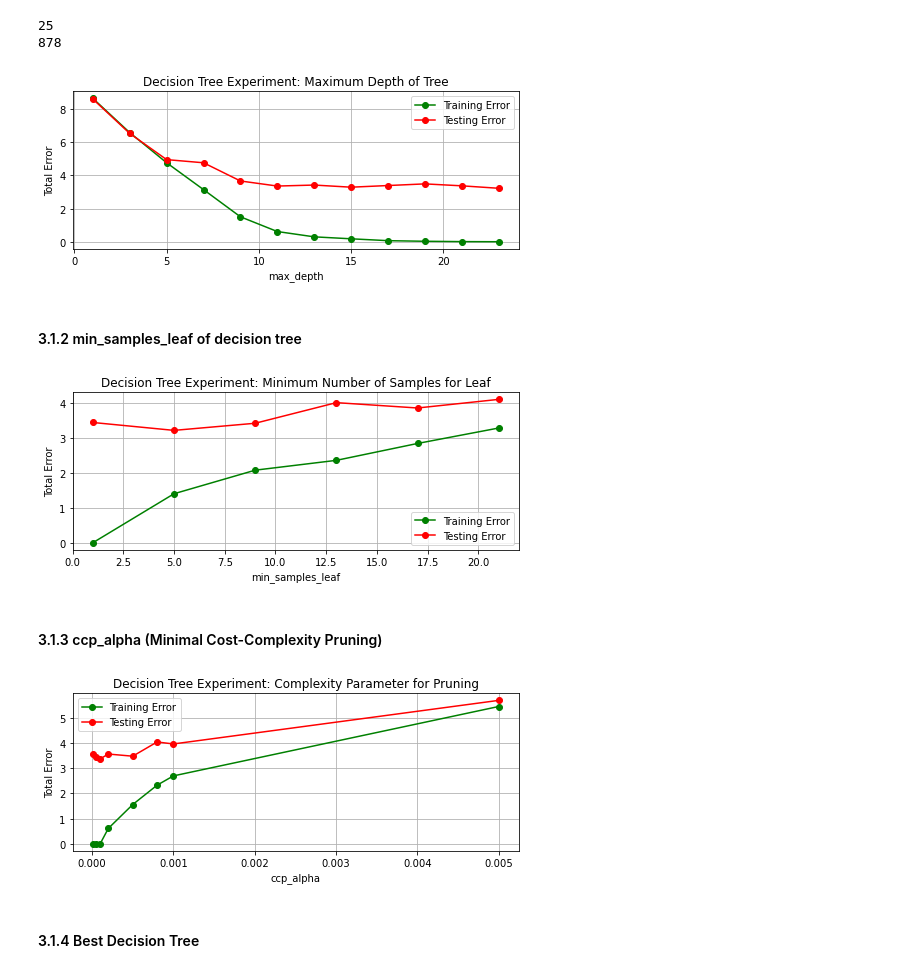
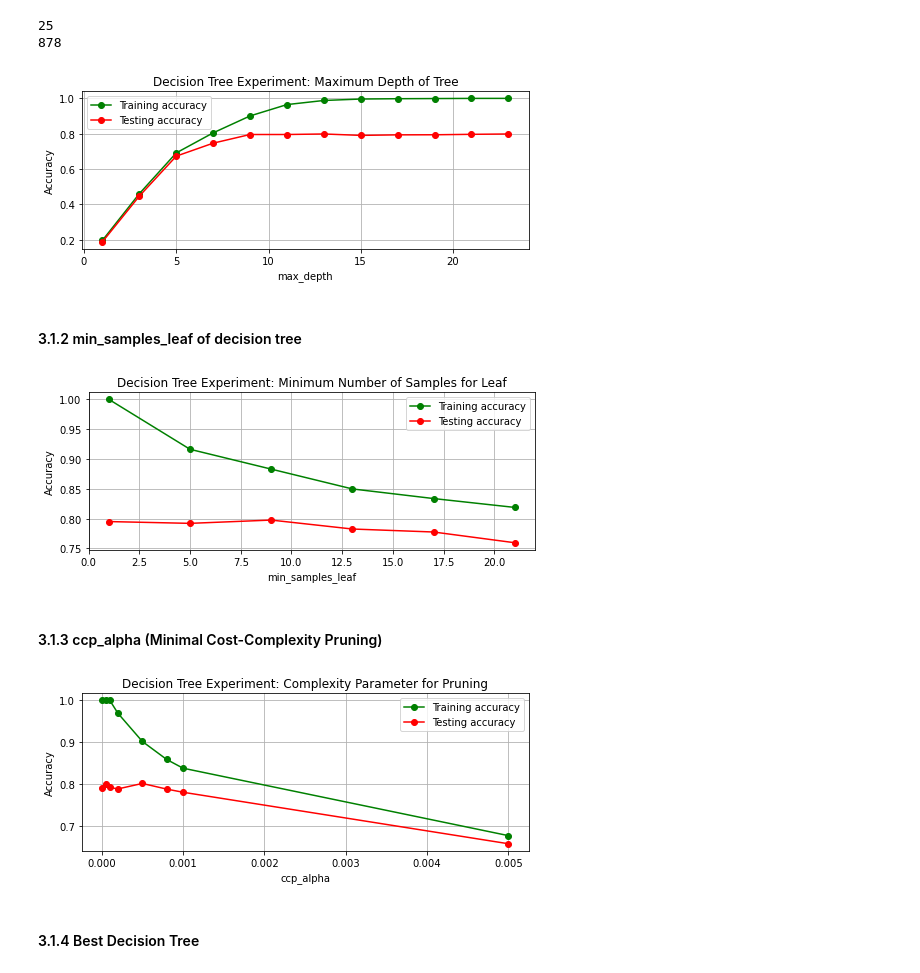
Before and after one commit to codememobox/ML_Assignments, a Jupyter notebook: Assignments1/MNISTDigitRecognition/DigitRecogonitionClassification.ipynb, the cells around one changed output. Cells and saved outputs as stored; diff of their text form; code cells hidden in the pictures.

```diff
--- a/Assignments1/MNISTDigitRecognition/DigitRecogonitionClassification.ipynb
+++ b/Assignments1/MNISTDigitRecognition/DigitRecogonitionClassification.ipynb
@@ -70,91 +72,91 @@ print(model_dt.get_n_leaves())
 # %%
 max_depth_list = np.arange(1,25,2)
 
-train_errors = [] # Log training errors for each model
-test_errors = [] # Log testing errors for each model
+train_accuracy = [] # Log training errors for each model
+test_accuracy = [] # Log testing errors for each model
 
 for x in max_depth_list:
     dtc = DecisionTreeClassifier(max_depth=x)
     dtc.fit(X_train,y_train)
     train_z = dtc.predict(X_train)
     test_z = dtc.predict(X_test)
-    train_errors.append(mean_squared_error(y_train, train_z))
-    test_errors.append(mean_squared_error(y_test, test_z))
+    train_accuracy.append(accuracy_score(y_train, train_z))
+    test_accuracy.append(accuracy_score(y_test, test_z))
 
 x = max_depth_list # Create domain for plot
 plt.figure(figsize=(8,3))
 plt.gcf().subplots_adjust(bottom=0.15)
 plt.grid()
-plt.plot(x, train_errors, 'o-', color='g', label='Training Error') # Plot training error over domain
-plt.plot(x, test_errors, 'o-', color='r',label='Testing Error') # Plot testing error over domain
+plt.plot(x, train_accuracy, 'o-', color='g', label='Training accuracy') # Plot training error over domain
+plt.plot(x, test_accuracy, 'o-', color='r',label='Testing accuracy') # Plot testing error over domain
 plt.xlabel('max_depth') # Label x-axis
-plt.ylabel('Total Error') # Label y-axis
+plt.ylabel('Accuracy') # Label y-axis
 plt.legend(loc='best') # Show plot labels as legend
 plt.title('Decision Tree Experiment: Maximum Depth of Tree')
 plt.savefig('MINIST_DT_max_depth.png')
 plt.show() # Show graph
 # %% [output]
-[figure, old version]
+[figure, new version]
 # %% [markdown]
 #### 3.1.2 min_samples_leaf of decision tree
 # %%
 min_samples_leaf_list = np.arange(1,25,4)
 
-train_errors = [] # Log training errors for each model
-test_errors = [] # Log testing errors for each model
+train_accuracy = [] # Log training errors for each model
+test_accuracy = [] # Log testing errors for each model
 
 for x in min_samples_leaf_list:
     dtc = DecisionTreeClassifier(min_samples_leaf=x)
     dtc.fit(X_train,y_train)
     train_z = dtc.predict(X_train)
     test_z = dtc.predict(X_test)
-    train_errors.append(mean_squared_error(y_train, train_z))
-    test_errors.append(mean_squared_error(y_test, test_z))
+    train_accuracy.append(accuracy_score(y_train, train_z))
+    test_accuracy.append(accuracy_score(y_test, test_z))
 
 x = min_samples_leaf_list # Create domain for plot
 plt.figure(figsize=(8,3))
 plt.gcf().subplots_adjust(bottom=0.15)
 plt.grid()
-plt.plot(x, train_errors,'o-', color='g', label='Training Error') # Plot training error over domain
-plt.plot(x, test_errors,'o-', color='r', label='Testing Error') # Plot testing error over domain
+plt.plot(x, train_accuracy,'o-', color='g', label='Training accuracy') # Plot training error over domain
+plt.plot(x, test_accuracy,'o-', color='r', label='Testing accuracy') # Plot testing error over domain
 plt.xlabel('min_samples_leaf') # Label x-axis
-plt.ylabel('Total Error') # Label y-axis
+plt.ylabel('Accuracy') # Label y-axis
 plt.legend(loc='best') # Show plot labels as legend
 plt.title('Decision Tree Experiment: Minimum Number of Samples for Leaf')
 plt.savefig('MINIST_DT_min_samples_leaf.png')
 plt.show() # Show graph
 # %% [output]
-[figure, old version]
+[figure, new version]
 # %% [markdown]
 #### 3.1.3 ccp_alpha (Minimal Cost-Complexity Pruning)
 # %%
 ccp_alpha_list = [0.00001,0.00005,0.0001,0.0002,0.0005,0.0008,0.001,0.005]
 
-train_errors = [] # Log training errors for each model
-test_errors = [] # Log testing errors for each model
+train_accuracy = [] # Log training errors for each model
+test_accuracy = [] # Log testing errors for each model
 
 for x in ccp_alpha_list:
     dtc = DecisionTreeClassifier(ccp_alpha=x)
     dtc.fit(X_train,y_train)
     train_z = dtc.predict(X_train)
     test_z = dtc.predict(X_test)
-    train_errors.append(mean_squared_error(y_train, train_z))
-    test_errors.append(mean_squared_error(y_test, test_z))
+    train_accuracy.append(accuracy_score(y_train, train_z))
+    test_accuracy.append(accuracy_score(y_test, test_z))
 
 x = ccp_alpha_list # Create domain for plot
 plt.figure(figsize=(8,3))
 plt.gcf().subplots_adjust(bottom=0.15)
 plt.grid()
-plt.plot(x, train_errors,'o-', color='g', label='Training Error') # Plot training error over domain
-plt.plot(x, test_errors,'o-', color='r', label='Testing Error') # Plot testing error over domain
+plt.plot(x, train_accuracy,'o-', color='g', label='Training accuracy') # Plot training error over domain
+plt.plot(x, test_accuracy,'o-', color='r', label='Testing accuracy') # Plot testing error over domain
 plt.xlabel('ccp_alpha') # Label x-axis
-plt.ylabel('Total Error') # Label y-axis
+plt.ylabel('Accuracy') # Label y-axis
 plt.legend(loc='best') # Show plot labels as legend
 plt.title('Decision Tree Experiment: Complexity Parameter for Pruning')
 plt.savefig("MINIST_DT_ccp_alpha.png")
 plt.show() # Show graph
 # %% [output]
-[figure, old version]
+[figure, new version]
 # %% [markdown]
 #### 3.1.4 Best Decision Tree
 # %%
```
Also changed, not shown: parts of 19 cells of this notebook, 30 other files.
